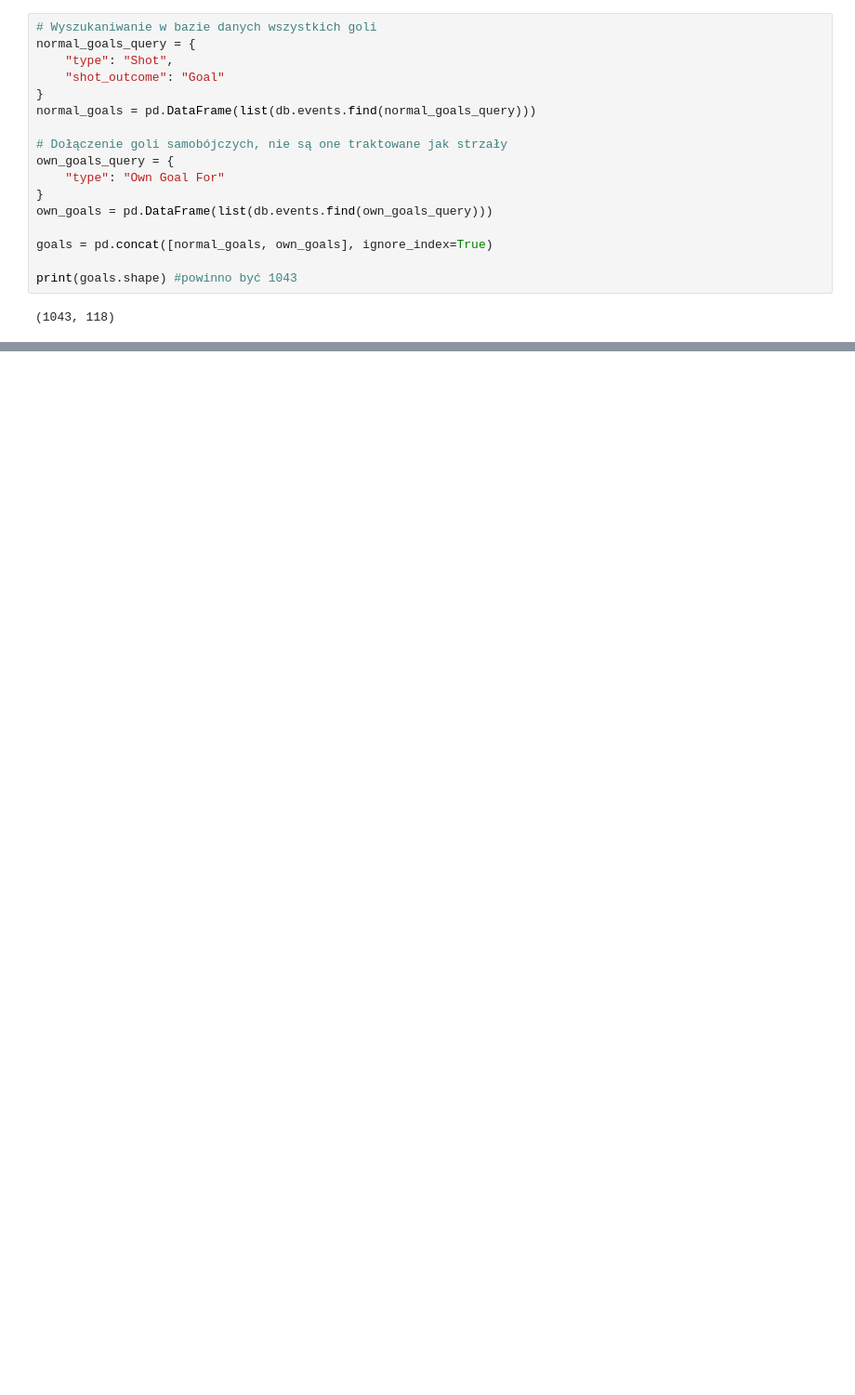
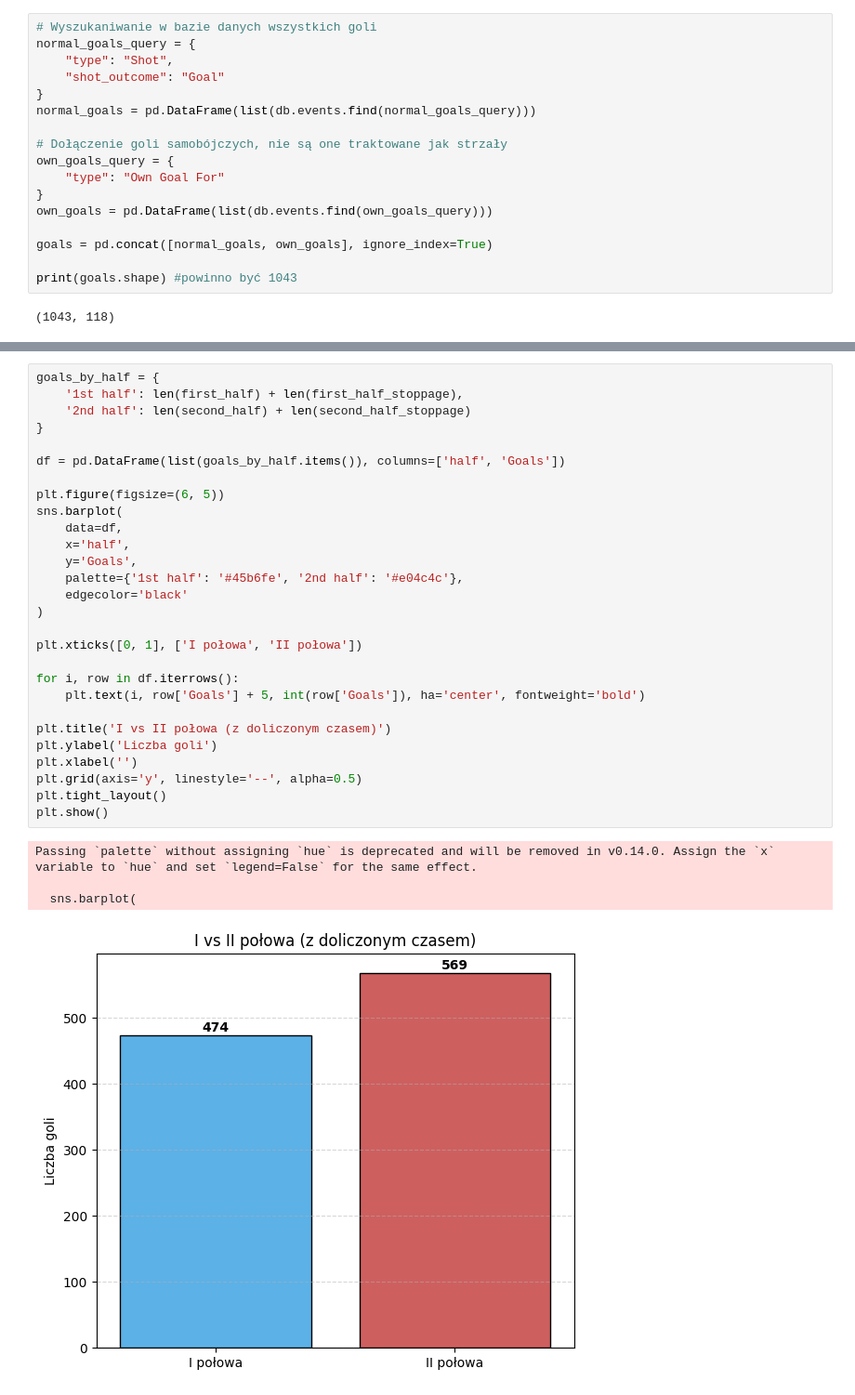
Before and after one commit to lodusm/Projekt_2025_pilka_nozna, a Jupyter notebook: 01_analiza_sezonu.ipynb, the cells around one changed output, grey strips where cells are left out. Shown: that part at 93% size. Drawn from its saved outputs; the diff is of its cells as text; blank space fills up the shorter version.

```diff
--- a/01_analiza_sezonu.ipynb
+++ b/01_analiza_sezonu.ipynb
@@ -276 +482,34 @@ See the caveats in the documentation: https://pandas.pydata.org/pandas-docs/stab
 [figure]
+# %%
+goals_by_half = {
+    '1st half': len(first_half) + len(first_half_stoppage),
+    '2nd half': len(second_half) + len(second_half_stoppage)
+}
+
+df = pd.DataFrame(list(goals_by_half.items()), columns=['half', 'Goals'])
+
+plt.figure(figsize=(6, 5))
+sns.barplot(
+    data=df,
+    x='half',
+    y='Goals',
+    palette={'1st half': '#45b6fe', '2nd half': '#e04c4c'},
+    edgecolor='black'
+)
+
+plt.xticks([0, 1], ['I połowa', 'II połowa'])
+
+for i, row in df.iterrows():
+    plt.text(i, row['Goals'] + 5, int(row['Goals']), ha='center', fontweight='bold')
+
+plt.title('I vs II połowa (z doliczonym czasem)')
+plt.ylabel('Liczba goli')
+plt.xlabel('')
+plt.grid(axis='y', linestyle='--', alpha=0.5)
+plt.tight_layout()
+plt.show()
+# %% [output]
+Passing `palette` without assigning `hue` is deprecated and will be removed in v0.14.0. Assign the `x` variable to `hue` and set `legend=False` for the same effect.
+
+  sns.barplot(
+[figure, added]
```
Also changed, not shown: parts of 29 cells of this notebook, 7 other files.
